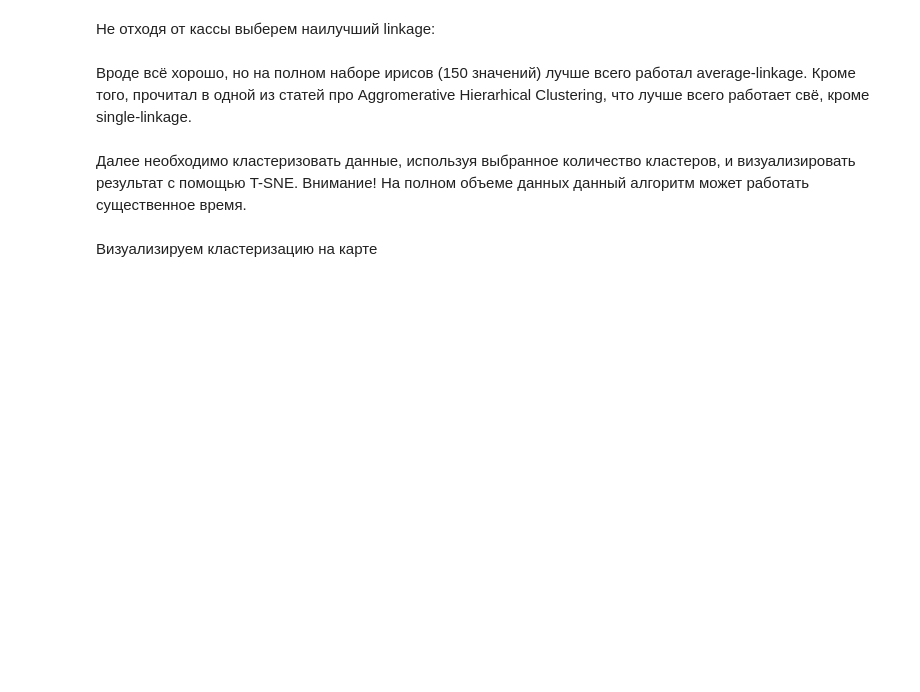
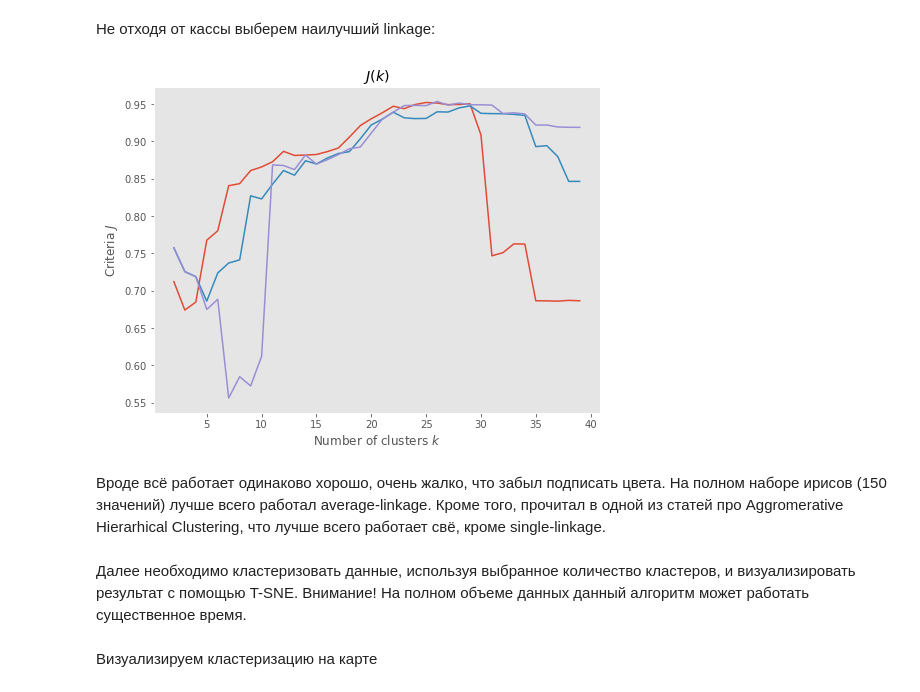
Before and after one commit to rogachevav/ml_hw2, a Jupyter notebook: hw2_rogachev.ipynb, the cells around one changed output. Drawn from its saved outputs; the diff is of its cells as text; code cells hidden in the pictures; blank space fills up the shorter version.

```diff
--- a/hw2_rogachev.ipynb
+++ b/hw2_rogachev.ipynb
@@ -523,28 +448,28 @@ pl.show()
 # %% [markdown]
 Не отходя от кассы выберем наилучший linkage:
 # %%
-x = data_df[['latitude', 'longitude']].values
-#x = x[np.random.randint(0,5000,100)]
-
 ks = range(2, 40)
 criteria = np.zeros((3,len(ks)))
 
 for i, k in enumerate(ks):
-    for j, metric in enumerate(['ward', 'complete', 'average']):
+    for j, link in enumerate(['ward', 'complete', 'average']):
         #cls = Clustering(n_clusters=k)
-        cls = AgglomerativeClustering(n_clusters=k, linkage=metric)
+        cls = AgglomerativeClustering(n_clusters=k, linkage=link)
         y = cls.fit_predict(x)
-        criteria[j, i] = quality(x, y)
+        criteria[j,i] = silhouette_score(x, y)
+        #criteria[j, i] = quality2(x, y)
     #print k
 
 pl.figure(figsize=(8, 6))
 pl.plot(ks, criteria[0])
 pl.plot(ks, criteria[1])
 pl.plot(ks, criteria[2])
 pl.title("$J(k)$")
 pl.ylabel("Criteria $J$")
 pl.xlabel("Number of clusters $k$")
 pl.grid()
 pl.show()
+# %% [output]
+[figure, added]
 # %% [markdown]
-Вроде всё хорошо, но на полном наборе ирисов (150 значений) лучше всего работал average-linkage. Кроме того, прочитал в одной из статей про Aggromerative Hierarhical Clustering, что лучше всего работает свё, кроме single-linkage.
+Вроде всё работает одинаково хорошо, очень жалко, что забыл подписать цвета. На полном наборе ирисов (150 значений) лучше всего работал average-linkage. Кроме того, прочитал в одной из статей про Aggromerative Hierarhical Clustering, что лучше всего работает свё, кроме single-linkage.
```
Also changed, not shown: parts of 39 cells of this notebook.
